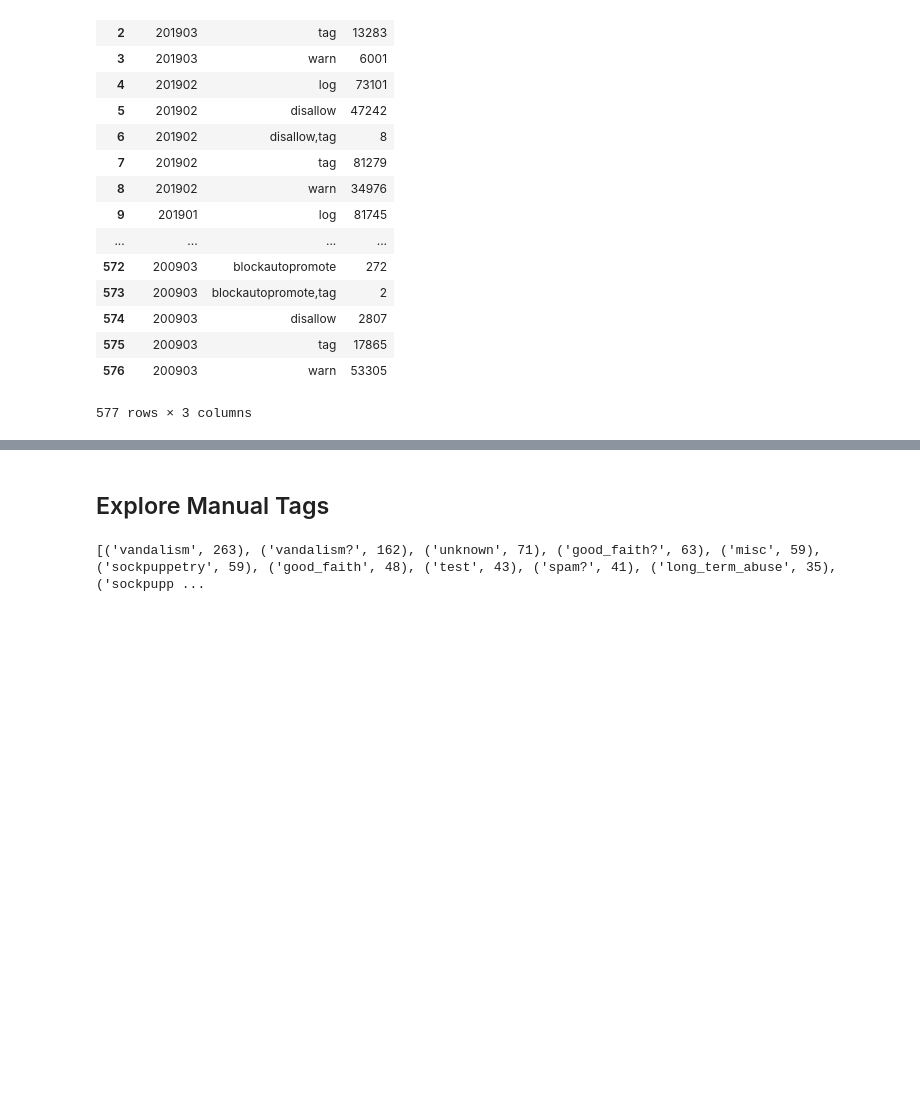
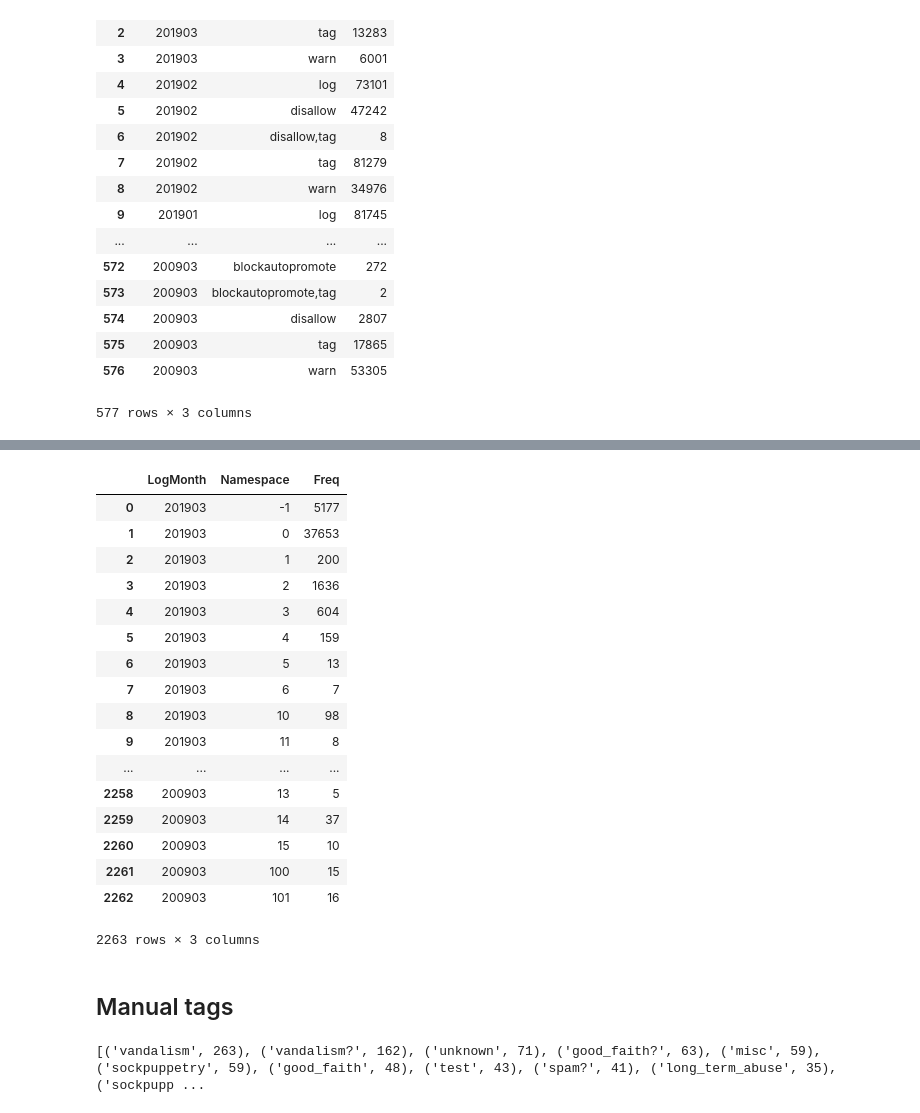
Before and after one commit to lusy/wikifilters, a Jupyter notebook: src/explore.ipynb, the cells around one changed output, grey strips where cells are left out. Cells and saved outputs as stored; diff of their text form; code cells hidden in the pictures; blank space fills up the shorter version.

```diff
--- a/src/explore.ipynb
+++ b/src/explore.ipynb
@@ -178,5 +201,28 @@ df_actions.fillna('log')
+# %%
+# In which namespaces did a filter trigger occur?
+df_namespaces = pd.read_csv("quarry-34072-edits-in-which-namespaces-actions-triggered-an-abuse-filter-en-wiki-run346852.csv", sep=',')
+df_namespaces
+# %% [output]
+|  | LogMonth | Namespace | Freq |
+| 0 | 201903 | -1 | 5177 |
+| 1 | 201903 | 0 | 37653 |
+| 2 | 201903 | 1 | 200 |
+| 3 | 201903 | 2 | 1636 |
+| 4 | 201903 | 3 | 604 |
+| 5 | 201903 | 4 | 159 |
+| 6 | 201903 | 5 | 13 |
+| 7 | 201903 | 6 | 7 |
+| 8 | 201903 | 10 | 98 |
+| 9 | 201903 | 11 | 8 |
+| ... | ... | ... | ... |
+| 2258 | 200903 | 13 | 5 |
+| 2259 | 200903 | 14 | 37 |
+| 2260 | 200903 | 15 | 10 |
+| 2261 | 200903 | 100 | 15 |
+| 2262 | 200903 | 101 | 16 |
+2263 rows × 3 columns
 # %% [markdown]
-## Explore Manual Tags
+## Manual tags
 # %%
 manual_tags = df['manual_tags']
 manual_tags_list = [x.split(", ") for x in list(manual_tags)]
```
Also changed, not shown: parts of 3 cells of this notebook.
